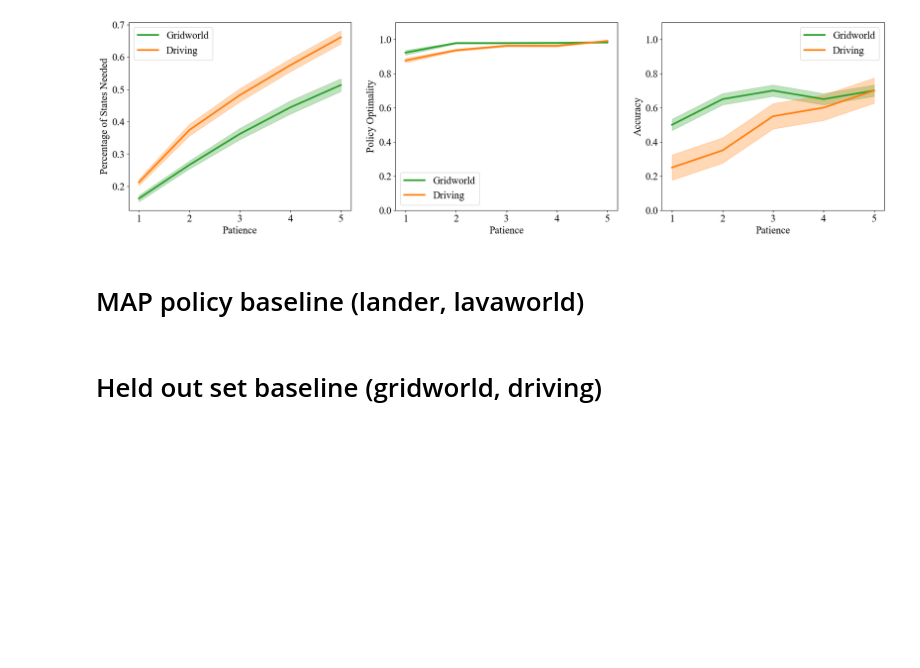
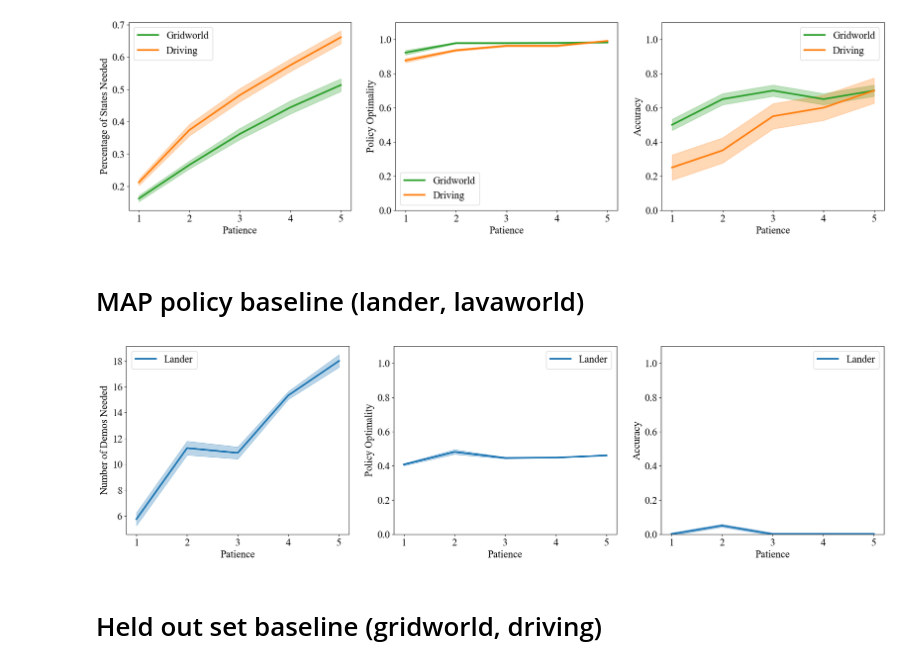
Before and after one commit to dsbrown1331/birl, a Jupyter notebook: organized_plotting.ipynb, the cells around one changed output. Saved outputs shown, nothing was run; the diff lists cells and outputs as text; code cells hidden in the pictures; blank space fills up the shorter version.

Commit message:
plotting

```diff
--- a/organized_plotting.ipynb
+++ b/organized_plotting.ipynb
@@ -1226,2 +1261,56 @@ plt.show()
+# %%
+fig, axes = plt.subplots(1, 3, figsize = (24, 6))
+x = patience_thresholds
+
+y = np.array([mean(lander_patience_metrics["num_demos"][t]) for t in x])
+axes[0].plot(x, y, color = color_scheme["lander"], label = "Lander")
+err = np.array([sem(lander_patience_metrics["num_demos"][t]) for t in x])
+axes[0].fill_between(x, y - err, y + err, alpha = 0.3, color = color_scheme["lander"])
+
+# y = np.array([mean(lavaworld_patience_metrics["num_demos"][t]) for t in x])
+# axes[0].plot(x, y, color = color_scheme["lavaworld"], label = "Lavaworld")
+# err = np.array([sem(lavaworld_patience_metrics["num_demos"][t]) for t in x])
+# axes[0].fill_between(x, y - err, y + err, alpha = 0.3, color = color_scheme["lavaworld"])
+
+axes[0].set(xlabel = "Patience", ylabel = "Number of Demos Needed")
+# axes[0].set_yticks([round(v, 2) for v in np.arange(0.60, 0.80, 0.05)])
+
+
+y = np.array([mean(lander_patience_metrics["policy_optimalities"][t]) for t in x])
+axes[1].plot(x, y, color = color_scheme["lander"], label = "Lander")
+err = np.array([sem(lander_patience_metrics["policy_optimalities"][t]) for t in x])
+axes[1].fill_between(x, y - err, y + err, alpha = 0.3, color = color_scheme["lander"])
+
+# y = np.array([mean(lavaworld_patience_metrics["policy_optimalities"][t]) for t in x])
+# axes[1].plot(x, y, color = color_scheme["lavaworld"], label = "Lavaworld")
+# err = np.array([sem(lavaworld_patience_metrics["policy_optimalities"][t]) for t in x])
+# axes[1].fill_between(x, y - err, y + err, alpha = 0.3, color = color_scheme["lavaworld"])
+
+axes[1].set_yticks([round(v, 1) for v in np.arange(0.0, 1.1, 0.2)])
+axes[1].set_ylim([0, 1.1])
+axes[1].set(xlabel = "Patience", ylabel = "Policy Optimality")
+
+
+y = np.array([lander_patience_metrics["accuracies"][t] for t in x])
+axes[2].plot(x, y, color = color_scheme["lander"], label = "Lander")
+err = np.array([np.std(y) / np.sqrt(len(y))] * len(y))
+axes[2].fill_between(x, y - err, y + err, alpha = 0.3, color = color_scheme["lander"])
+
+# y = np.array([lavaworld_patience_metrics["accuracies"][t] for t in x])
+# axes[2].plot(x, y, color = color_scheme["lavaworld"], label = "Lavaworld")
+# err = np.array([np.std(y) / np.sqrt(len(y))] * len(y))
+# axes[2].fill_between(x, y - err, y + err, alpha = 0.3, color = color_scheme["lavaworld"])
+
+axes[2].set_yticks([round(v, 1) for v in np.arange(0.0, 1.1, 0.2)])
+axes[2].set_ylim([0, 1.1])
+axes[2].set(xlabel = "Patience", ylabel = "Accuracy")
+
+for ax in axes.flat:
+    ax.set_xticks(x)
+    ax.legend()
+
+plt.show()
+# %% [output]
+[figure, added]
 # %% [markdown]
 # Held out set baseline (gridworld, driving)
```
Also changed, not shown: parts of 10 cells of this notebook.
